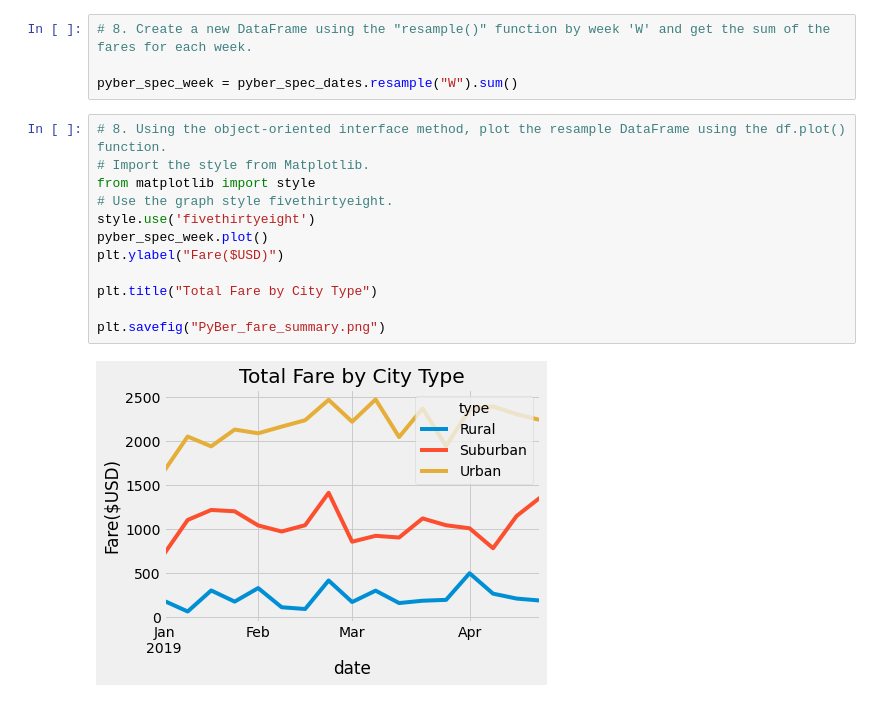
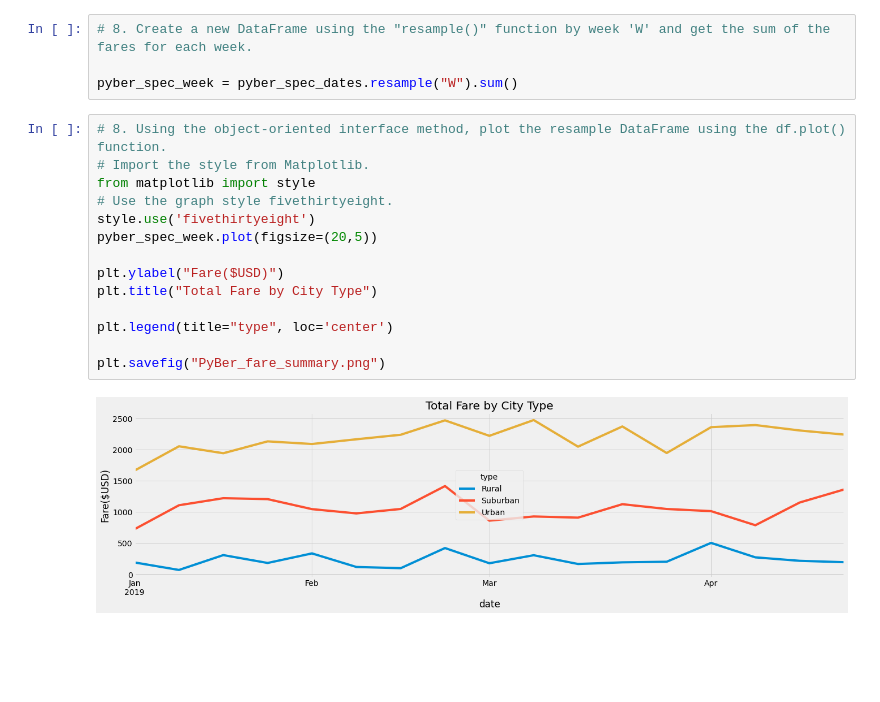
Before and after one commit to JuMcDaniel/PyBer_Analysis, a Jupyter notebook: PyBer_Challenge.ipynb, the cells around one changed output. Cells and saved outputs as stored; diff of their text form; blank space fills up the shorter version.

```diff
--- a/PyBer_Challenge.ipynb
+++ b/PyBer_Challenge.ipynb
@@ -148,14 +148,16 @@ pyber_spec_week = pyber_spec_dates.resample("W").sum()
 # %%
 # 8. Using the object-oriented interface method, plot the resample DataFrame using the df.plot() function.
 # Import the style from Matplotlib.
 from matplotlib import style
 # Use the graph style fivethirtyeight.
 style.use('fivethirtyeight')
-pyber_spec_week.plot()
+pyber_spec_week.plot(figsize=(20,5))
+
 plt.ylabel("Fare($USD)")
-
 plt.title("Total Fare by City Type")
 
+plt.legend(title="type", loc='center')
+
 plt.savefig("PyBer_fare_summary.png")
 # %% [output]
-[figure, old version]
+[figure, new version]
```
Also changed, not shown: 1 other file.
